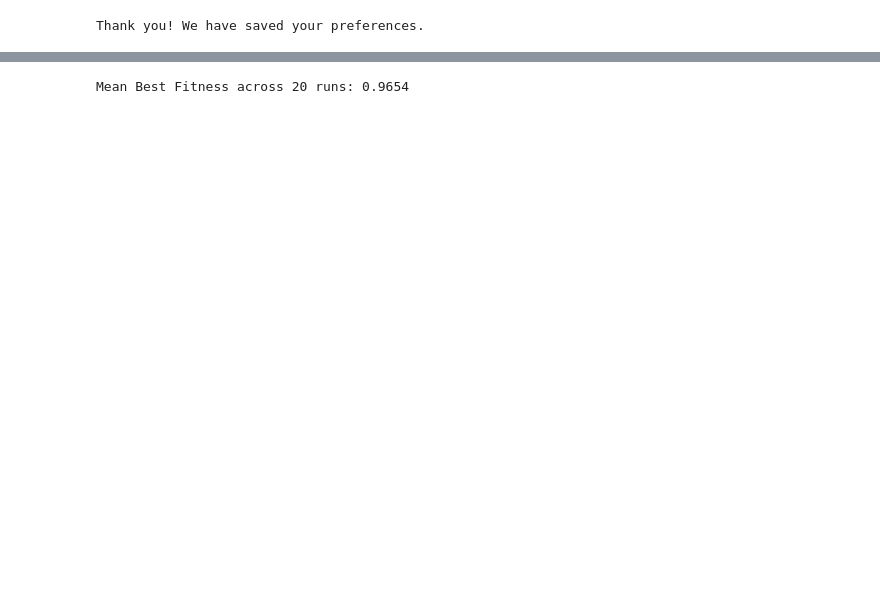
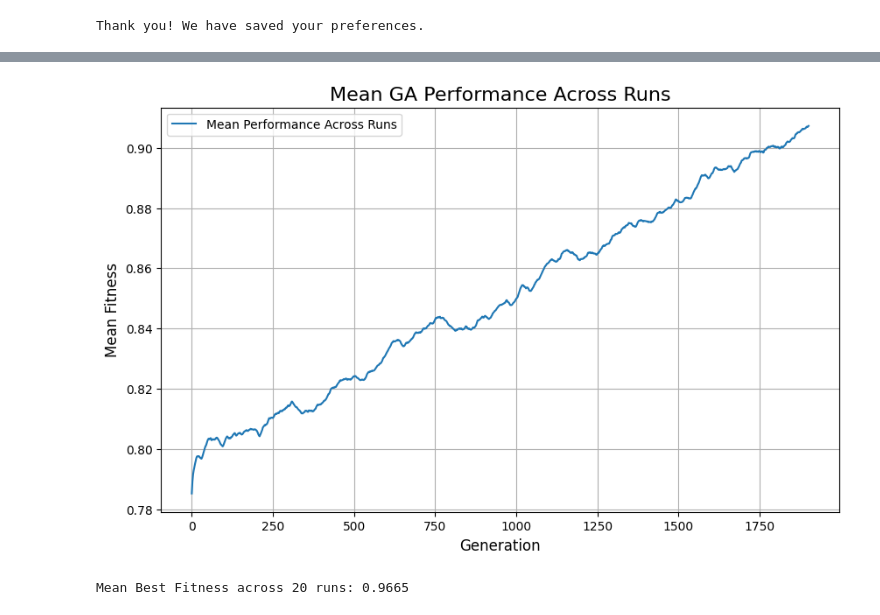
Before and after one commit to wareefAlyousef/AI, a Jupyter notebook: aiProject.ipynb, the cells around one changed output, grey strips where cells are left out. Drawn from its saved outputs; the diff is of its cells as text; code cells hidden in the pictures; blank space fills up the shorter version.

```diff
--- a/aiProject.ipynb
+++ b/aiProject.ipynb
@@ -478,9 +468,34 @@ Hope you feel fabulous in your outfit!
 ... (28 outputs left out)
-# %%
-# Calculate the mean of the best fitness across all runs
-mean_best_fitness = sum(best_fitness_values) / len(best_fitness_values)
-
-# Print the result
-print(f"\033[94mMean Best Fitness across 20 runs:\033[0m {mean_best_fitness:.4f}")
-# %% [output]
-Mean Best Fitness across 20 runs: 0.9654
+# %%
+# Normalize the lengths of fitness histories
+max_generations = max(len(history) for history in all_mean_fitness_histories)
+
+# Pad each fitness history with NaN to make them the same length
+padded_histories = [
+    np.pad(history, (0, max_generations - len(history)), constant_values=np.nan)
+    for history in all_mean_fitness_histories
+]
+
+# Calculate the mean performance across runs, ignoring NaN values
+mean_performance = np.nanmean(np.array(padded_histories), axis=0)
+
+# Smooth the mean performance
+smoothed_mean_performance = np.convolve(mean_performance, np.ones(100) / 100, mode='valid')
+smoothed_generations = range(len(smoothed_mean_performance))
+
+# Plot the smoothed mean performance across all runs
+plt.figure(figsize=(10, 6))
+plt.plot(smoothed_generations, smoothed_mean_performance, label='Mean Performance Across Runs')
+plt.title('Mean GA Performance Across Runs', fontsize=16)
+plt.xlabel('Generation', fontsize=12)
+plt.ylabel('Mean Fitness', fontsize=12)
+plt.legend()
+plt.grid(True)
+plt.show()
+
+# Calculate and display the mean best fitness across all runs
+mean_best_fitness = np.mean(best_fitness_values)
+print(f"\n\n\033[94mMean Best Fitness across {Runs} runs:\033[0m {mean_best_fitness:.4f}")
+# %% [output]
+[figure, added]
+Mean Best Fitness across 20 runs: 0.9665
```
Also changed, not shown: parts of 4 cells of this notebook, 1 other file.
